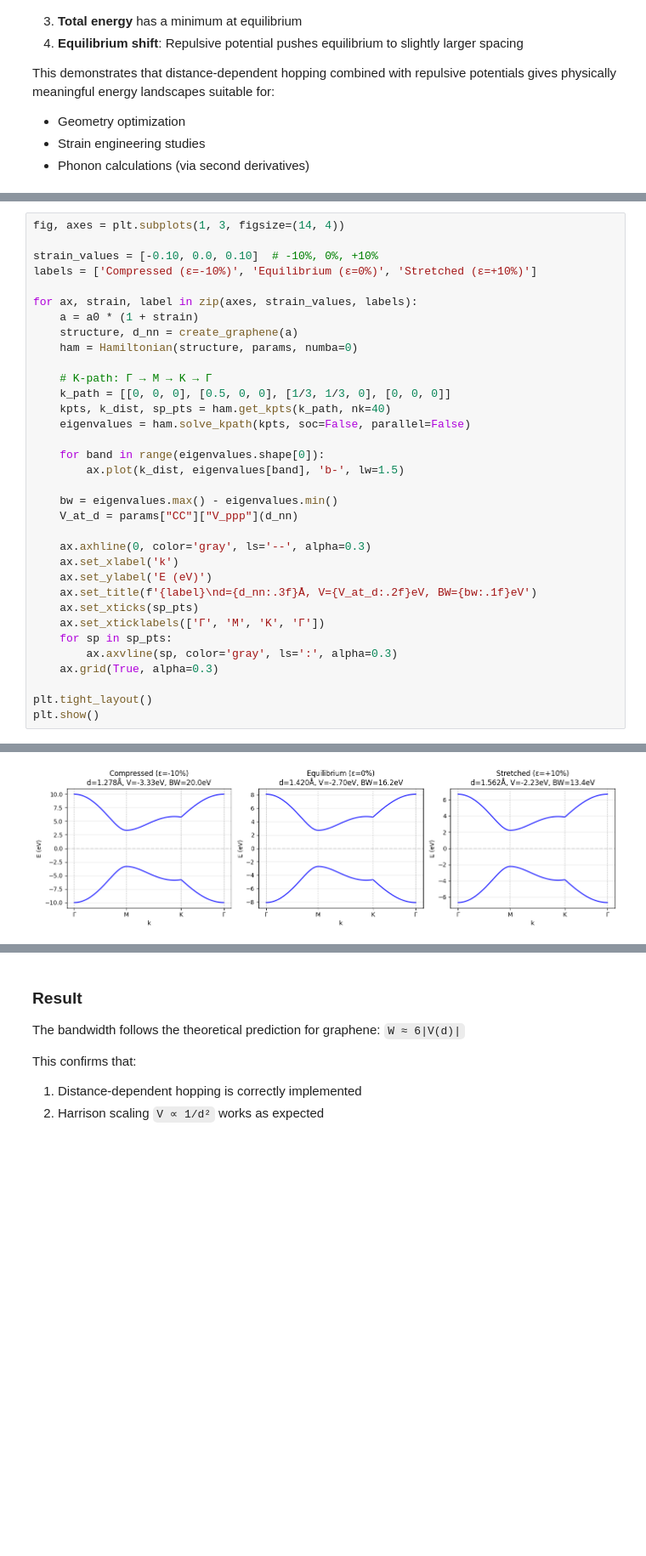
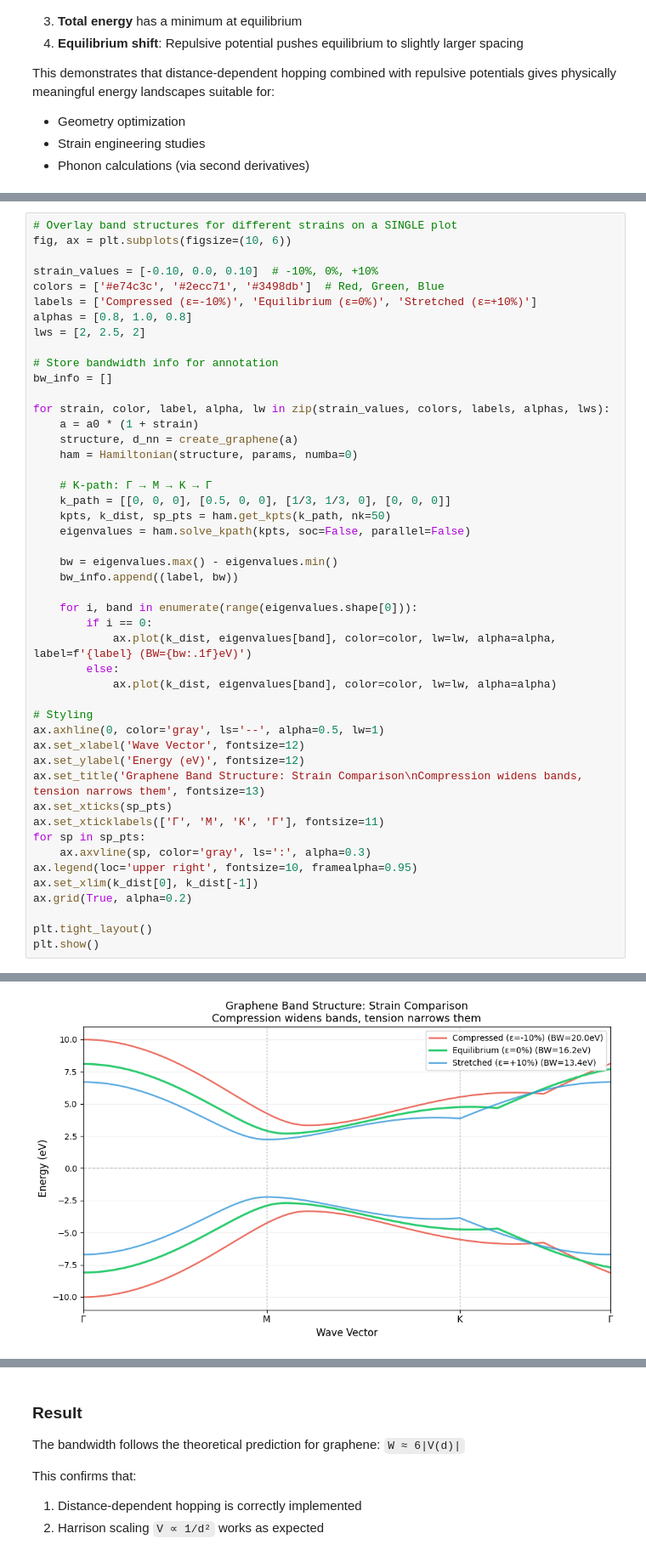
Before and after one commit to santoshkumarradha/pysktb, a Jupyter notebook: docs/source/examples/forces_and_scaling.ipynb, the cells around one changed output, grey strips where cells are left out. Shown at 85% size. Drawn from its saved outputs; the diff is of its cells as text; blank space fills up the shorter version.

```diff
--- a/docs/source/examples/forces_and_scaling.ipynb
+++ b/docs/source/examples/forces_and_scaling.ipynb
@@ -286,40 +285,53 @@ How does graphene's electronic structure change under strain?
 # %%
-fig, axes = plt.subplots(1, 3, figsize=(14, 4))
+# Overlay band structures for different strains on a SINGLE plot
+fig, ax = plt.subplots(figsize=(10, 6))
 
 strain_values = [-0.10, 0.0, 0.10]  # -10%, 0%, +10%
+colors = ['#e74c3c', '#2ecc71', '#3498db']  # Red, Green, Blue
 labels = ['Compressed (ε=-10%)', 'Equilibrium (ε=0%)', 'Stretched (ε=+10%)']
+alphas = [0.8, 1.0, 0.8]
+lws = [2, 2.5, 2]
 
-for ax, strain, label in zip(axes, strain_values, labels):
+# Store bandwidth info for annotation
+bw_info = []
+
+for strain, color, label, alpha, lw in zip(strain_values, colors, labels, alphas, lws):
     a = a0 * (1 + strain)
     structure, d_nn = create_graphene(a)
     ham = Hamiltonian(structure, params, numba=0)
 
     # K-path: Γ → M → K → Γ
     k_path = [[0, 0, 0], [0.5, 0, 0], [1/3, 1/3, 0], [0, 0, 0]]
-    kpts, k_dist, sp_pts = ham.get_kpts(k_path, nk=40)
+    kpts, k_dist, sp_pts = ham.get_kpts(k_path, nk=50)
     eigenvalues = ham.solve_kpath(kpts, soc=False, parallel=False)
 
-    for band in range(eigenvalues.shape[0]):
-        ax.plot(k_dist, eigenvalues[band], 'b-', lw=1.5)
+    bw = eigenvalues.max() - eigenvalues.min()
+    bw_info.append((label, bw))
 
-    bw = eigenvalues.max() - eigenvalues.min()
-    V_at_d = params["CC"]["V_ppp"](d_nn)
+    for i, band in enumerate(range(eigenvalues.shape[0])):
+        if i == 0:
+            ax.plot(k_dist, eigenvalues[band], color=color, lw=lw, alpha=alpha, label=f'{label} (BW={bw:.1f}eV)')
+        else:
+            ax.plot(k_dist, eigenvalues[band], color=color, lw=lw, alpha=alpha)
 
-    ax.axhline(0, color='gray', ls='--', alpha=0.3)
-    ax.set_xlabel('k')
-    ax.set_ylabel('E (eV)')
-    ax.set_title(f'{label}\nd={d_nn:.3f}Å, V={V_at_d:.2f}eV, BW={bw:.1f}eV')
-    ax.set_xticks(sp_pts)
-    ax.set_xticklabels(['Γ', 'M', 'K', 'Γ'])
-    for sp in sp_pts:
-        ax.axvline(sp, color='gray', ls=':', alpha=0.3)
-    ax.grid(True, alpha=0.3)
+# Styling
+ax.axhline(0, color='gray', ls='--', alpha=0.5, lw=1)
+ax.set_xlabel('Wave Vector', fontsize=12)
+ax.set_ylabel('Energy (eV)', fontsize=12)
+ax.set_title('Graphene Band Structure: Strain Comparison\nCompression widens bands, tension narrows them', fontsize=13)
+ax.set_xticks(sp_pts)
+ax.set_xticklabels(['Γ', 'M', 'K', 'Γ'], fontsize=11)
+for sp in sp_pts:
+    ax.axvline(sp, color='gray', ls=':', alpha=0.3)
+ax.legend(loc='upper right', fontsize=10, framealpha=0.95)
+ax.set_xlim(k_dist[0], k_dist[-1])
+ax.grid(True, alpha=0.2)
 
 plt.tight_layout()
 plt.show()
 # %% [output]
 2
 2
 2
-[figure, old version]
+[figure, new version]
 # %%
```
Also changed, not shown: parts of 4 cells of this notebook.
